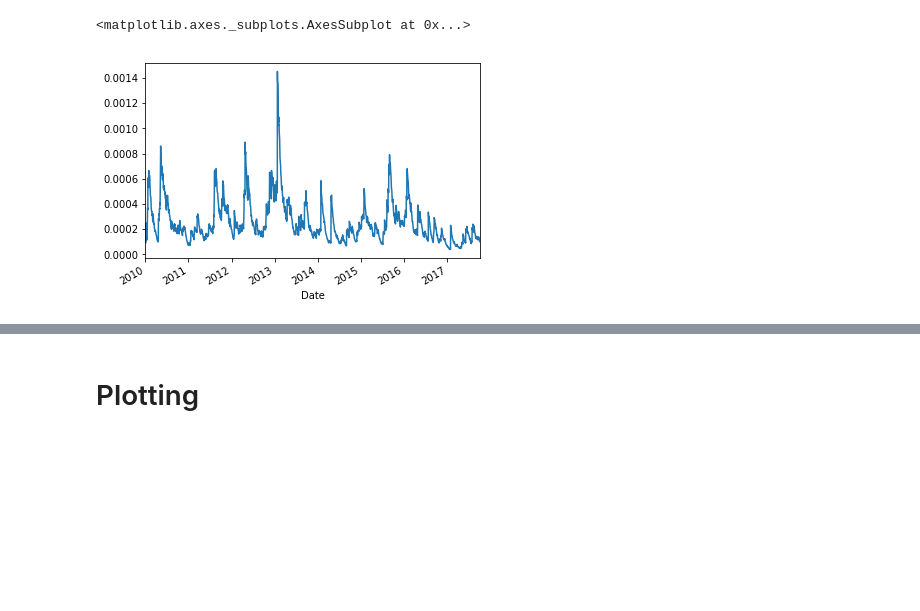
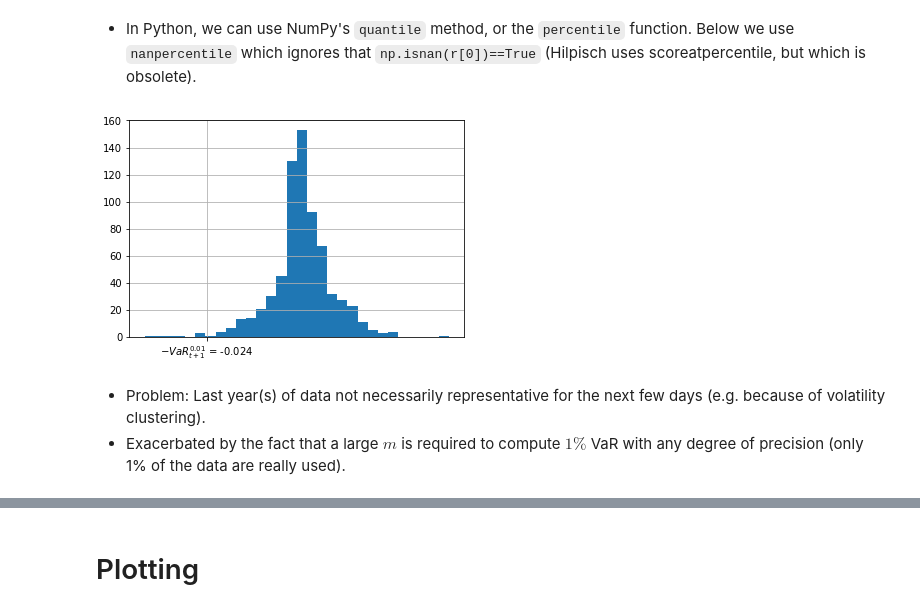
Before and after one commit to s-broda/ComputationalFinance, a Jupyter notebook: slides/week3.ipynb, the cells around one changed output, grey strips where cells are left out. Cells and saved outputs as stored; diff of their text form; code cells hidden in the pictures; blank space fills up the shorter version.

```diff
--- a/slides/week3.ipynb
+++ b/slides/week3.ipynb
@@ -6,3 +88,22 @@
+# %% [markdown]
+* In Python, we can use NumPy's `quantile` method, or the `percentile` function. Below we use `nanpercentile` which ignores that `np.isnan(r[0])==True` (Hilpisch uses scoreatpercentile, but which is obsolete).
+# %%
+import pandas as pd
+import pandas_datareader.data as web
+from datetime import timedelta
+%matplotlib inline
+m=1000 #~4 trading years
+p=web.DataReader("^GSPC", 'yahoo', end=pd.datetime.today(), start=end-timedelta(days=1000))['Adj Close']
+r=np.log(p)-np.log(p).shift(1)
+VaR=-r.quantile(.01) #Alternatively, VaR=np.nanpercentile(r,1)
+ax=r.hist(bins=30) #histogram with 30 bins
+ax.set_xticks([-VaR]);
+ax.set_xticklabels(['$-VaR_{t+1}^{0.01}$ = -%4.3f' %VaR]); #4.3f means 4 digits, of which 3 decimals
+# %% [output]
+[figure, added]
+# %% [markdown]
+* Problem: Last year(s) of data not necessarily representative for the next few days (e.g. because of volatility clustering).
+* Exacerbated by the fact that a large $m$ is required to compute $1\%$ VaR with any degree of precision (only 1\% of the data are really used).
 # %%
 import numpy as np
 import pandas as pd
@@ -11,10 +112,4 @@ start = pd.datetime(2010, 1, 1)
 end = pd.datetime.today()
 aapl = web.DataReader("AAPL", 'yahoo', start, end)
 ret=np.log(aapl['Adj Close'])-np.log(aapl['Adj Close']).shift(1);
-sig=ret.ewm(ignore_na=False,min_periods=0,adjust=True,alpha=0.06).var(bias=False)
-import matplotlib.pyplot as plt
-%matplotlib inline
-sig.plot()
+myewm=ret.ewm(ignore_na=False,min_periods=0,adjust=True,alpha=0.06)
-# %% [output]
-<matplotlib.axes._subplots.AxesSubplot at 0x...>
-[figure, removed]
```
Also changed, not shown: parts of 9 cells of this notebook, 3 other files.
